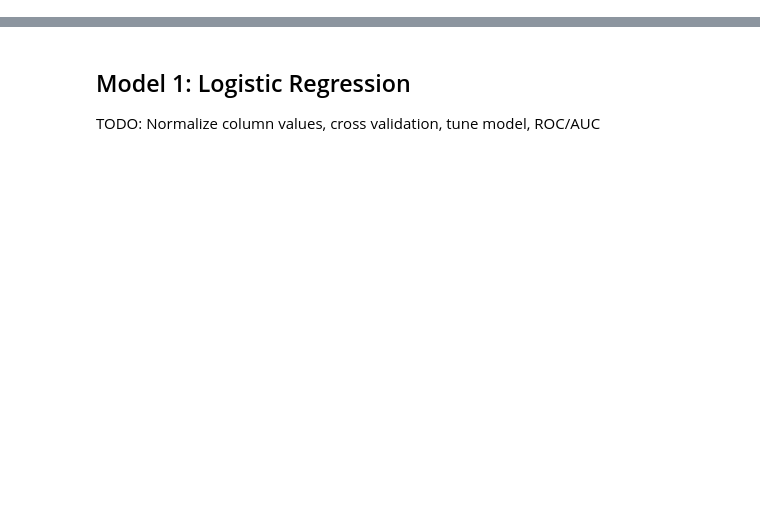
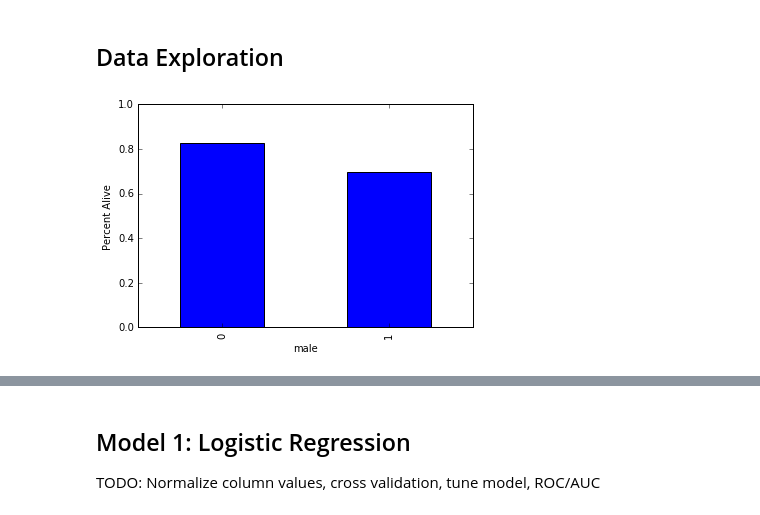
Before and after one commit to megano/storytelling, a Jupyter notebook: project/got_explore.ipynb, the cells around one changed output, grey strips where cells are left out. Saved outputs shown, nothing was run; the diff lists cells and outputs as text; code cells hidden in the pictures; blank space fills up the shorter version.

```diff
--- a/project/got_explore.ipynb
+++ b/project/got_explore.ipynb
@@ -63,3 +67,25 @@ df['name_in_house'] = name_check
 # %%
 # get rid of previous prediction information from source data; we're going to make our own predictions!
 df.drop(['S.No','actual','pred','alive','plod'],axis=1,inplace=True)
+# %%
+# transform culture into dummy variables and append to dataframe
+culture_dummies = pd.get_dummies(df.culture).iloc[:,1:]
+df = pd.concat([df,culture_dummies],axis=1)
+# %%
+# add age groups
+
+df['is_old'] = df['age'].apply(lambda x: 1 if x>70 else 0)
+df['is_young'] = df['age'].apply(lambda x: 1 if x<18 else 0)
+df['is_middle_aged'] = df['age'].apply(lambda x: 1 if x>=18 and x<=70 else 0)
+# %% [markdown]
+## Data Exploration
+# %%
+def plot(cat):
+    df.groupby(cat).isAlive.mean().plot(kind='bar')
+    plt.ylabel('Percent Alive')
+    plt.ylim([0.0, 1.0])
+    plt.show()
+# %%
+plot('male')
+# %% [output]
+[figure, added]
```
Also changed, not shown: parts of 16 cells of this notebook.
